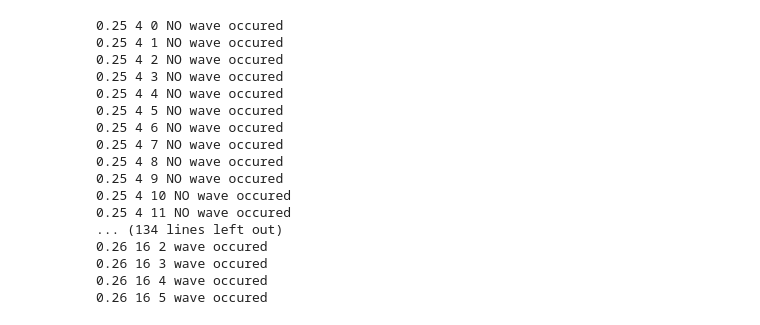
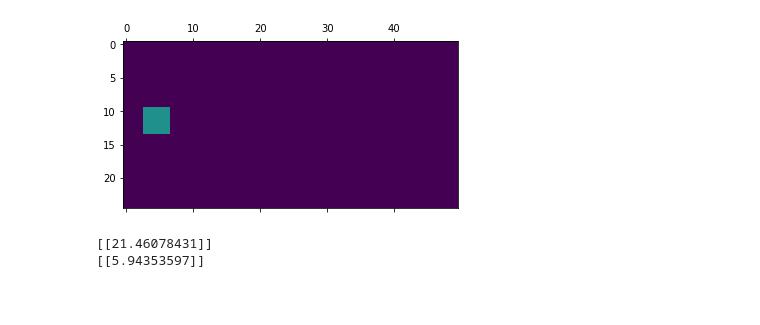
Before and after one commit to lutharsanen/Crowd-Dynamics, a Jupyter notebook: final_project.ipynb, the cells around one changed output. Saved outputs shown, nothing was run; the diff lists cells and outputs as text; code cells hidden in the pictures; blank space fills up the shorter version.

```diff
--- a/final_project.ipynb
+++ b/final_project.ipynb
@@ -208,8 +249,8 @@ def run_simulation(agents, weights, rows, cols, threshold, size_triggering_group
 # %%
 rows = 25
-cols = 75
+cols = 50
 
-R = 2
+R = 1
 # factor of how much more people to the right of a person have an influence compared to the people on the left
 w = 0.25
 
@@ -218,9 +287,10 @@ weights = calculate_weights(rows, cols, R)
 # %%
 # threshold for each agent to become active, will be randomly chosen in the interval +-0.05
-thresholds = [.25, .26, .27, .28, .29, .3]
+#thresholds = [.25, .26, .27, .28, .29, .3]
+thresholds = [0.25]
 # fraction of people on the two most left columns that intitiate the wave
-size_triggering_groups = [(2,2), (2,3), (3,3), (3,4), (4,4)]
-
+#size_triggering_groups = [(2,2), (2,3), (3,3), (3,4), (4,4)]
+size_triggering_groups = [(4,4)]
 time_steps = 50
 
 fig = plt.figure()
@@ -233,66 +303,68 @@ def animate(i, res, colax):
 
 probabilities = np.zeros((len(thresholds), len(size_triggering_groups)))
 
+a_max_mean = np.zeros((len(thresholds), len(size_triggering_groups)))
+
+a_max_std = np.zeros((len(thresholds), len(size_triggering_groups)))
+
 for i1, threshold in enumerate(thresholds):
 
     for i2, size_triggering_group in enumerate(size_triggering_groups):
 
-        realizations = 0
-        wave_occured = 0
-
-        for i in range(15):
+        a_max_temp_mean = []
+        a_max_temp_std = []
+        #realizations = 0
+        #wave_occured = 0
+        for i in range(2):
             # each agent has one the following states
             # 0: inactive
             # 1: active
             # 2: refracter
             agents = np.zeros((rows, cols), dtype=[('state', np.int), ('substate', np.int), ('next_state', np.int), ('threshold', np.float)])
 
-            res_states_only, wave = run_simulation(agents, weights, rows, cols, threshold, size_triggering_group, time_steps)
+            results = run_simulation(agents, weights, rows, cols, threshold, size_triggering_group, time_steps)
+            a_max = get_a_max(results[1])
+            a_max_temp_mean.append(np.mean(a_max))
+            a_max_temp_std.append(np.std(a_max))
 
-            if wave:
-                print(threshold, size_triggering_group[0] * size_triggering_group[1], i, 'wave occured')
-                wave_occured += 1
-            else:
-                print(threshold, size_triggering_group[0] * size_triggering_group[1], i, 'NO wave occured')
-            realizations += 1
+            #mean_a = np.mean(a_max)
+            #std_a = np.std(a_max)
+            #if wave:
+                #print(threshold, size_triggering_group[0] * size_triggering_group[1], i, 'wave occured')
+                #wave_occured += 1
+            #else:
+                #print(threshold, size_triggering_group[0] * size_triggering_group[1], i, 'NO wave occured')
+            #realizations += 1
 
             # initialize the plot (each color 0,1,2 is represented once so that the colors are also there for the next frames in the animation)
             initial = np.zeros((rows, cols))
             initial[0][1] = 1
             initial[0][2] = 2
             cax = ax.matshow(initial)
 
             # call the animator
             # blit=True means only re-draw the parts that have changed
-            anim = animation.FuncAnimation(fig, animate, fargs=(res_states_only, cax), frames=len(res_states_only))
-            writers.reset_available_writers()
+            anim = animation.FuncAnimation(fig, animate, fargs=(results[0], cax), frames=len(results[0]))
+            #writers.reset_available_writers()
 
             # On windows/linux make sure to have ffmpeg installed before running this cell
             # https://ffmpeg.org/
             # on a mac you can simply use brew to install: brew install ffmpeg
             anim.save('laOla-' + str(threshold) + '-' + str(size_triggering_group[0] * size_triggering_group[1]) + '-' + str(i) +'.mp4', writer="ffmpeg", fps=5)
 
-        p = wave_occured / realizations
-        print(threshold, size_triggering_group, 'probability of wave:', p)
-        probabilities[i1][i2] = p
+        #p = wave_occured / realizations
+        #print(threshold, size_triggering_group, 'probability of wave:', p)
+        #probabilities[i1][i2] = p
+        a_max_mean[i1][i2] = np.mean(a_max_temp_mean)
+        a_max_std[i1][i2] = np.mean(a_max_temp_std)
 # %% [output]
-0.25 4 0 NO wave occured
-0.25 4 1 NO wave occured
-0.25 4 2 NO wave occured
-0.25 4 3 NO wave occured
-0.25 4 4 NO wave occured
-0.25 4 5 NO wave occured
-0.25 4 6 NO wave occured
-0.25 4 7 NO wave occured
-0.25 4 8 NO wave occured
-0.25 4 9 NO wave occured
-0.25 4 10 NO wave occured
-0.25 4 11 NO wave occured
-... (134 lines left out)
-0.26 16 2 wave occured
-0.26 16 3 wave occured
-0.26 16 4 wave occured
-0.26 16 5 wave occured
+[figure, added]
+# %%
+print(a_max_mean)
+print(a_max_std)
+# %% [output]
+[[21.46078431]]
+[[5.94353597]]
 # %%
 # def get_index(value,matrix):
 #     for i in range(len(matrix)):
```
Also changed, not shown: parts of 6 cells of this notebook, 2 other files.
